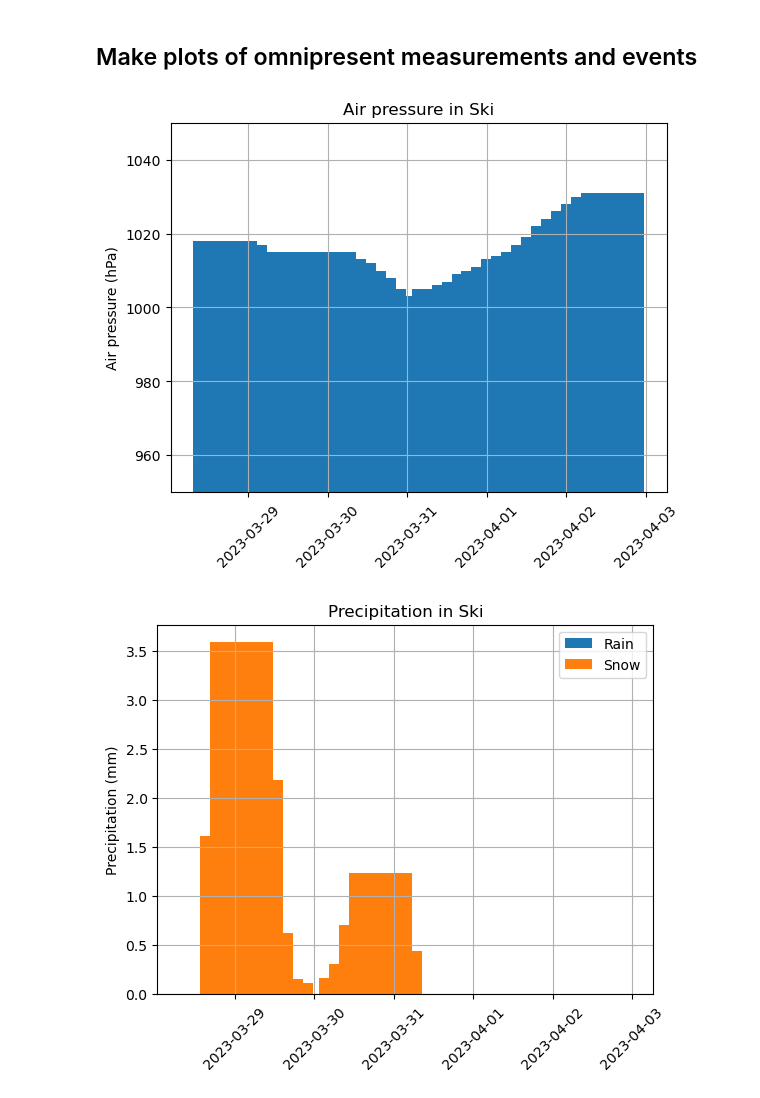
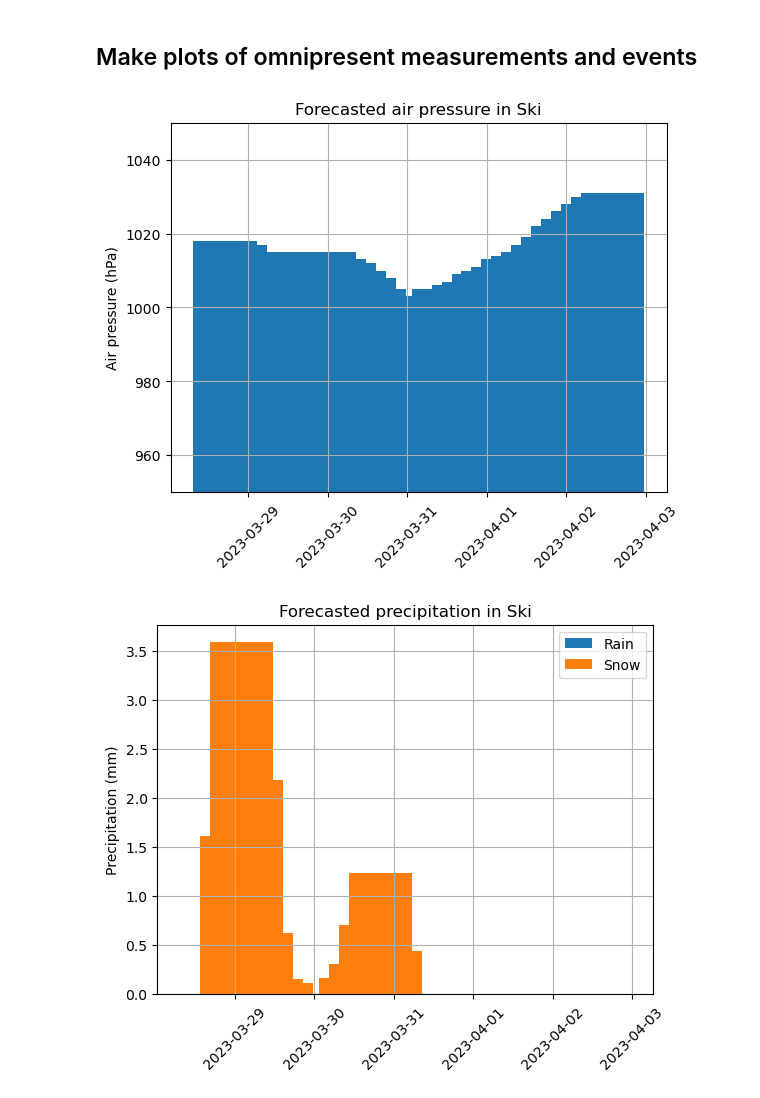
Before and after one commit to khliland/IND320, a Jupyter notebook: Code/APIs/OpenWeather.ipynb, the cells around one changed output. Drawn from its saved outputs; the diff is of its cells as text; code cells hidden in the pictures.

```diff
--- a/Code/APIs/OpenWeather.ipynb
+++ b/Code/APIs/OpenWeather.ipynb
@@ -119,14 +116,14 @@ for forecast in responseF["list"]:
 # %%
 import matplotlib.pyplot as plt
 plt.bar(timestamps, pressures)
 plt.xticks(rotation=45)
 plt.ylim(950, 1050)
 plt.grid()
 plt.ylabel("Air pressure (hPa)")
-plt.title(f"Air pressure in {CITY}")
+plt.title(f"Forecasted air pressure in {CITY}")
 plt.show()
 # %% [output]
-[figure, old version]
+[figure, new version]
 # %%
 rain = []
 snow = []
@@ -146,8 +143,8 @@ plt.bar(timestamps, snow, label="Snow")
 plt.xticks(rotation=45)
 plt.grid()
 plt.ylabel("Precipitation (mm)")
-plt.title(f"Precipitation in {CITY}")
+plt.title(f"Forecasted precipitation in {CITY}")
 plt.legend()
 plt.show()
 # %% [output]
-[figure, old version]
+[figure, new version]
```
Also changed, not shown: parts of 4 cells of this notebook.
